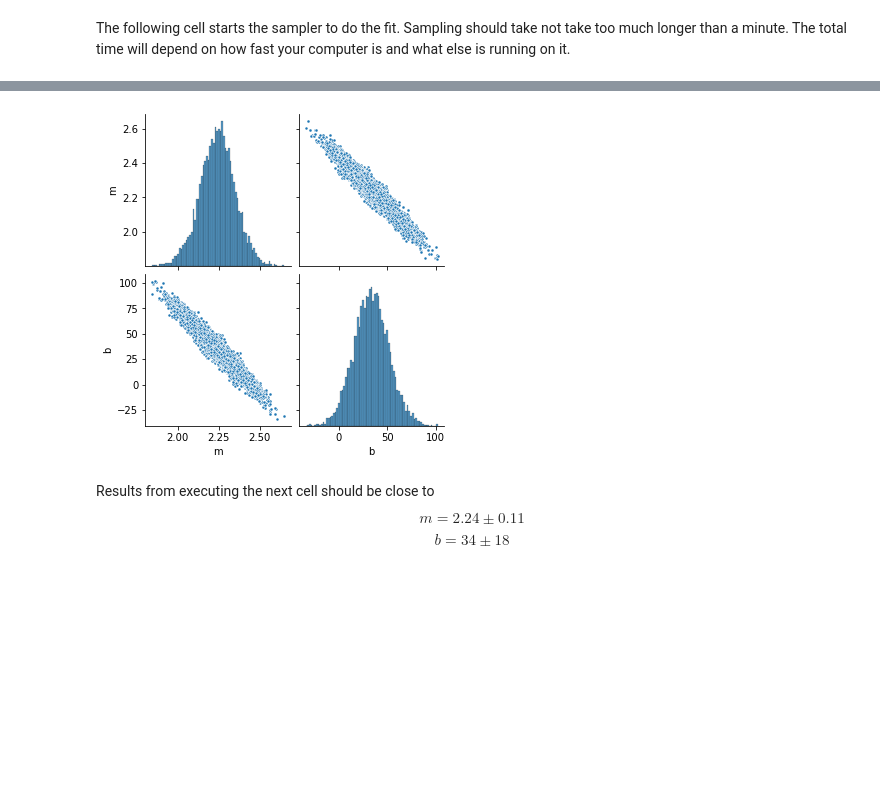
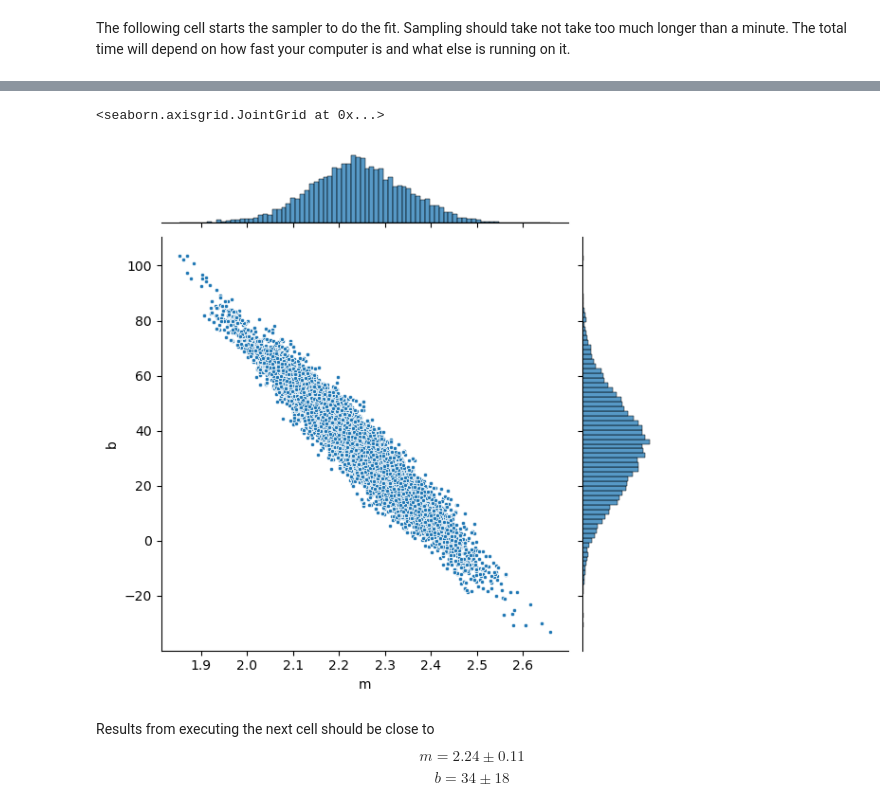
Before and after one commit to phys201/data-analysis-in-python, a Jupyter notebook: test_notebook.ipynb, the cells around one changed output, grey strips where cells are left out. Saved outputs shown, nothing was run; the diff lists cells and outputs as text; code cells hidden in the pictures; blank space fills up the shorter version.

```diff
--- a/test_notebook.ipynb
+++ b/test_notebook.ipynb
@@ -246,10 +248,11 @@ traces = samples.reshape(-1, ndim).T
 # (among other things, it saves us the trouble of typing in labels
 # for our plots)
 parameter_samples = pd.DataFrame({'m': traces[0], 'b': traces[1]})
-# %%
-sns.pairplot(parameter_samples, markers='.');
-# %% [output]
-[figure, removed]
+# %%
+sns.jointplot(parameter_samples, x='m', y='b', marker='.')
+# %% [output]
+<seaborn.axisgrid.JointGrid at 0x...>
+[figure, added]
 # %% [markdown]
 Results from executing the next cell should be close to
 $$ m = 2.24 \pm 0.11 $$
```
Also changed, not shown: parts of 20 cells of this notebook, 1 other file.
